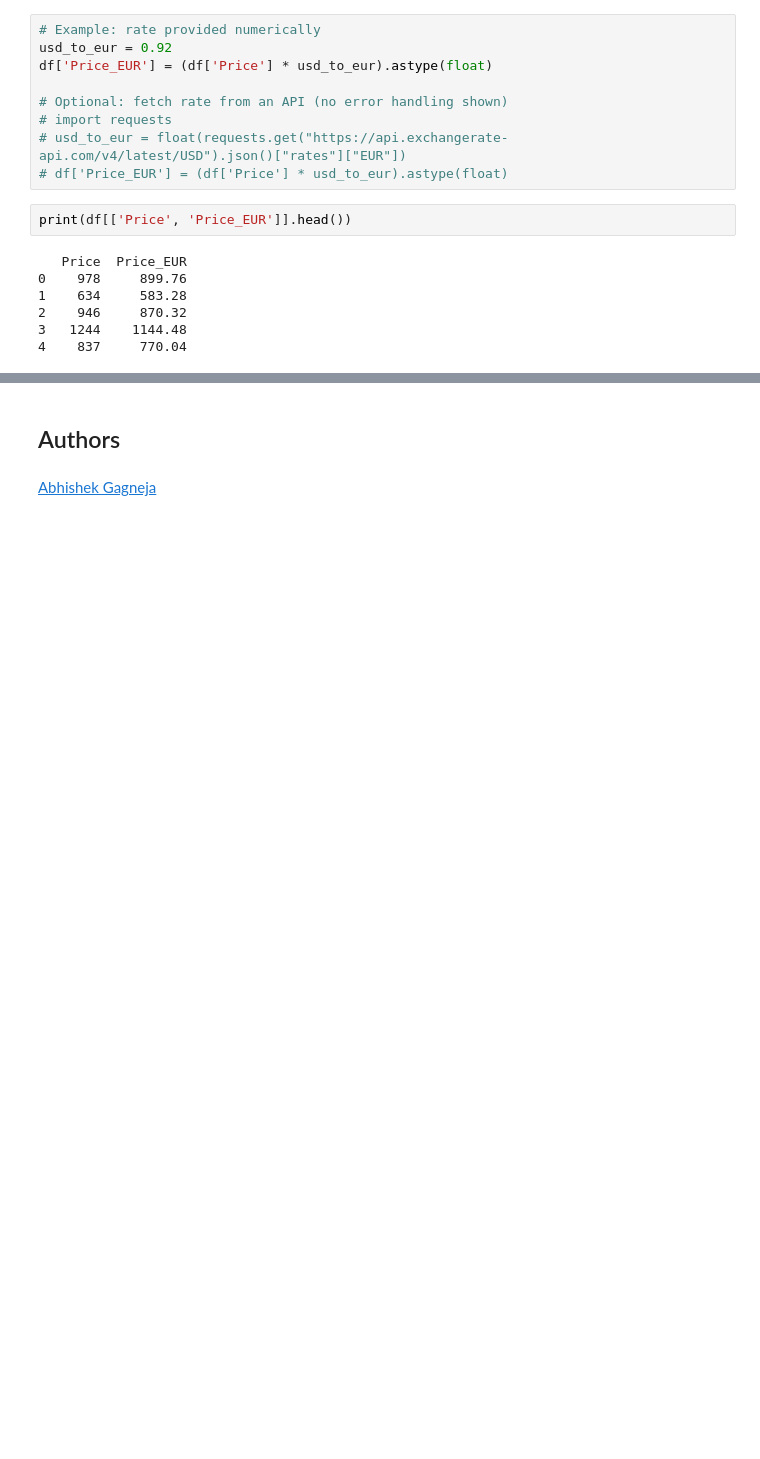
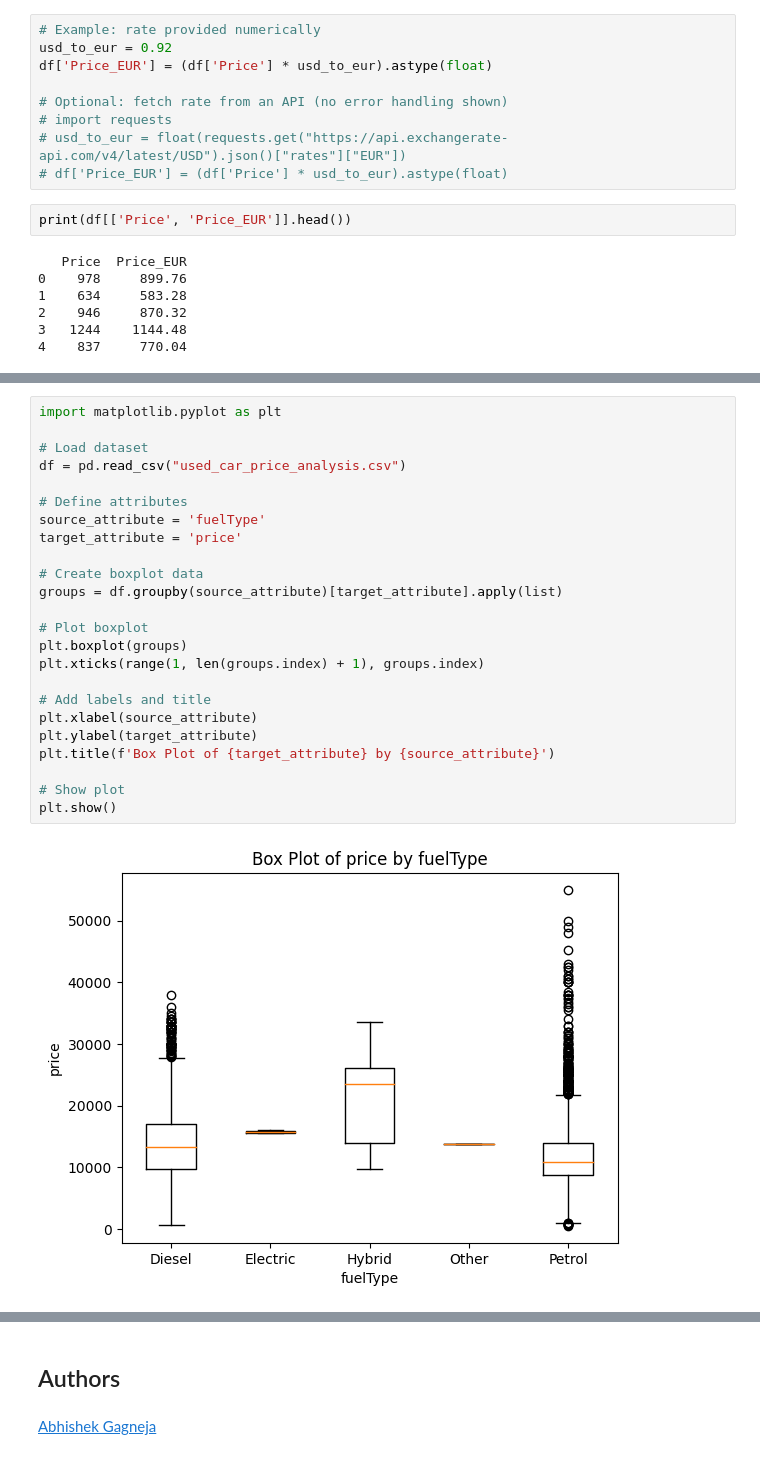
Before and after one commit to ayush-0410/Practice-Gnerative-AI, a Jupyter notebook: jupyter_lite_for_test.jupyterlite.ipynb, the cells around one changed output, grey strips where cells are left out. Cells and saved outputs as stored; diff of their text form; blank space fills up the shorter version.

```diff
--- a/jupyter_lite_for_test.jupyterlite.ipynb
+++ b/jupyter_lite_for_test.jupyterlite.ipynb
@@ -140,0 +685,26 @@ print(df[['Price', 'Price_EUR']].head())
+# %%
+import matplotlib.pyplot as plt
+
+# Load dataset
+df = pd.read_csv("used_car_price_analysis.csv")
+
+# Define attributes
+source_attribute = 'fuelType'
+target_attribute = 'price'
+
+# Create boxplot data
+groups = df.groupby(source_attribute)[target_attribute].apply(list)
+
+# Plot boxplot
+plt.boxplot(groups)
+plt.xticks(range(1, len(groups.index) + 1), groups.index)
+
+# Add labels and title
+plt.xlabel(source_attribute)
+plt.ylabel(target_attribute)
+plt.title(f'Box Plot of {target_attribute} by {source_attribute}')
+
+# Show plot
+plt.show()
+# %% [output]
+[figure, added]
```
Also changed, not shown: parts of 23 cells of this notebook, 1 other file.
